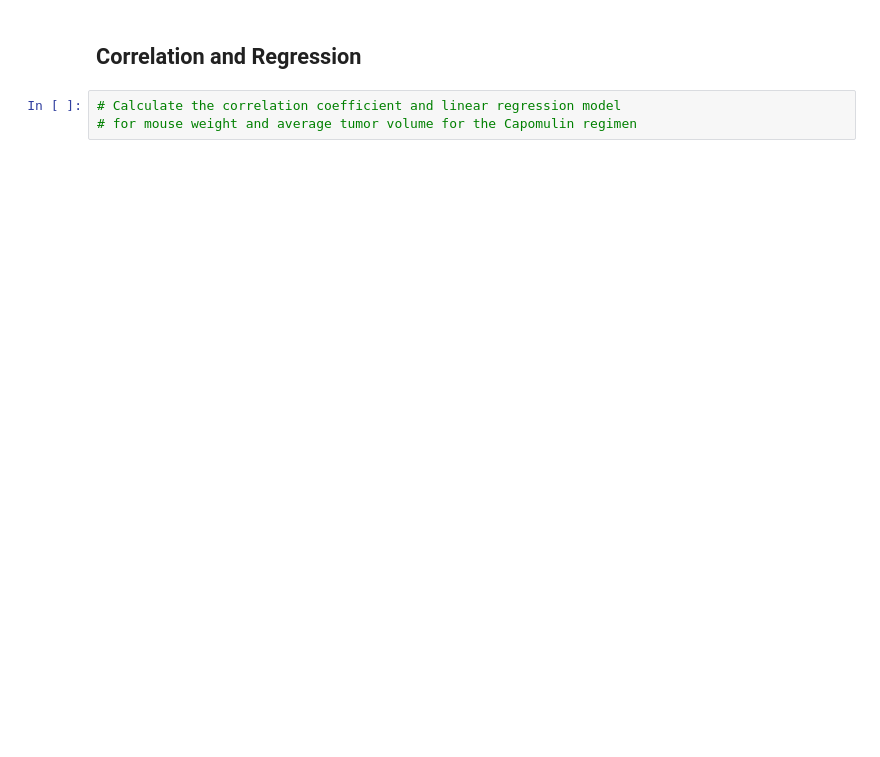
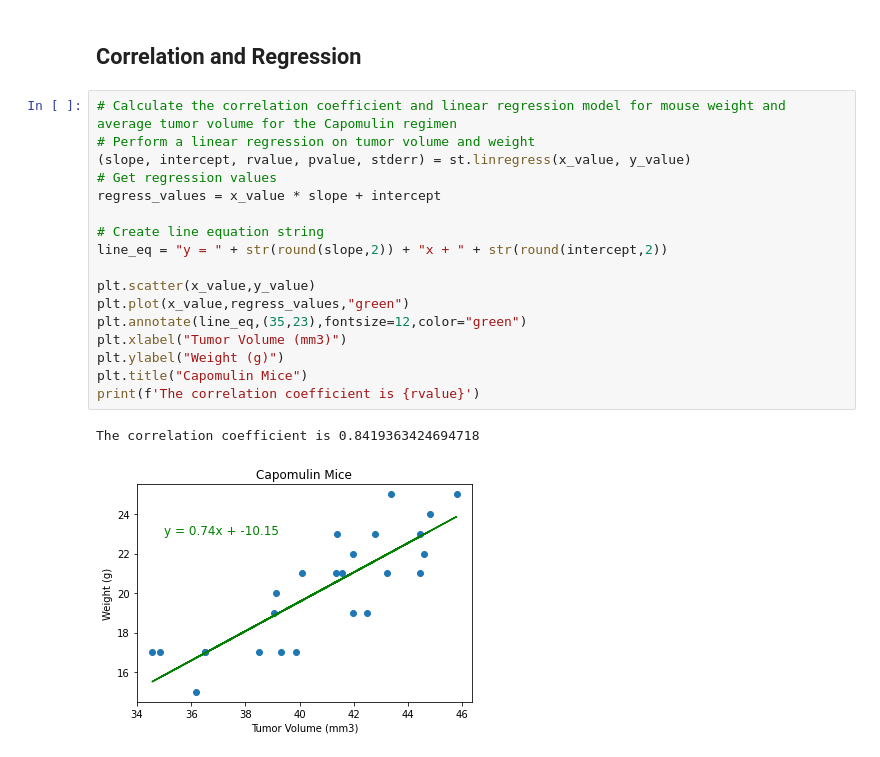
Before and after one commit to allison713/matplotlib-challenge, a Jupyter notebook: Pymaceuticals/pymaceuticals_starter.ipynb, the cells around one changed output. Saved outputs shown, nothing was run; the diff lists cells and outputs as text; blank space fills up the shorter version.

```diff
--- a/Pymaceuticals/pymaceuticals_starter.ipynb
+++ b/Pymaceuticals/pymaceuticals_starter.ipynb
@@ -264,5 +274,22 @@ Text(0.5, 1.0, 'Mouse s185 Tumor changes')
 # %% [markdown]
 ## Correlation and Regression
-# %%
-# Calculate the correlation coefficient and linear regression model
-# for mouse weight and average tumor volume for the Capomulin regimen
+# %%
+# Calculate the correlation coefficient and linear regression model for mouse weight and average tumor volume for the Capomulin regimen
+# Perform a linear regression on tumor volume and weight
+(slope, intercept, rvalue, pvalue, stderr) = st.linregress(x_value, y_value)
+# Get regression values
+regress_values = x_value * slope + intercept
+
+# Create line equation string
+line_eq = "y = " + str(round(slope,2)) + "x + " + str(round(intercept,2))
+
+plt.scatter(x_value,y_value)
+plt.plot(x_value,regress_values,"green")
+plt.annotate(line_eq,(35,23),fontsize=12,color="green")
+plt.xlabel("Tumor Volume (mm3)")
+plt.ylabel("Weight (g)")
+plt.title("Capomulin Mice")
+print(f'The correlation coefficient is {rvalue}')
+# %% [output]
+The correlation coefficient is 0.8419363424694718
+[figure, added]
```
Also changed, not shown: parts of 2 cells of this notebook.
